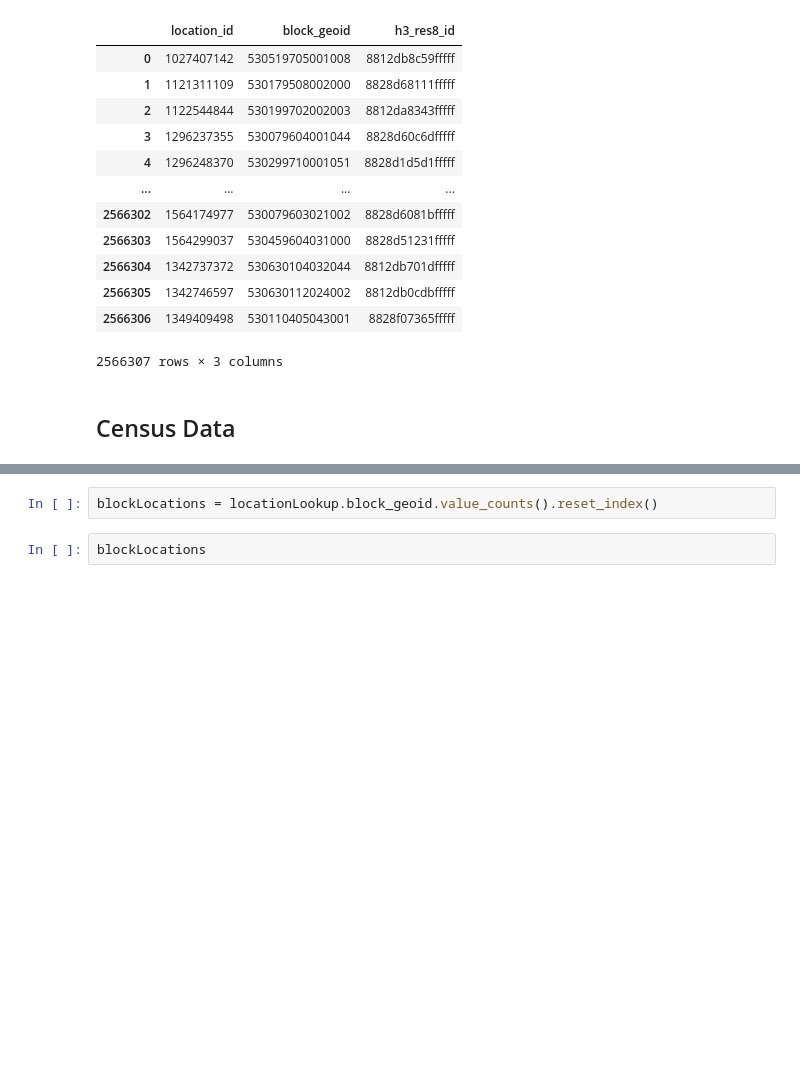
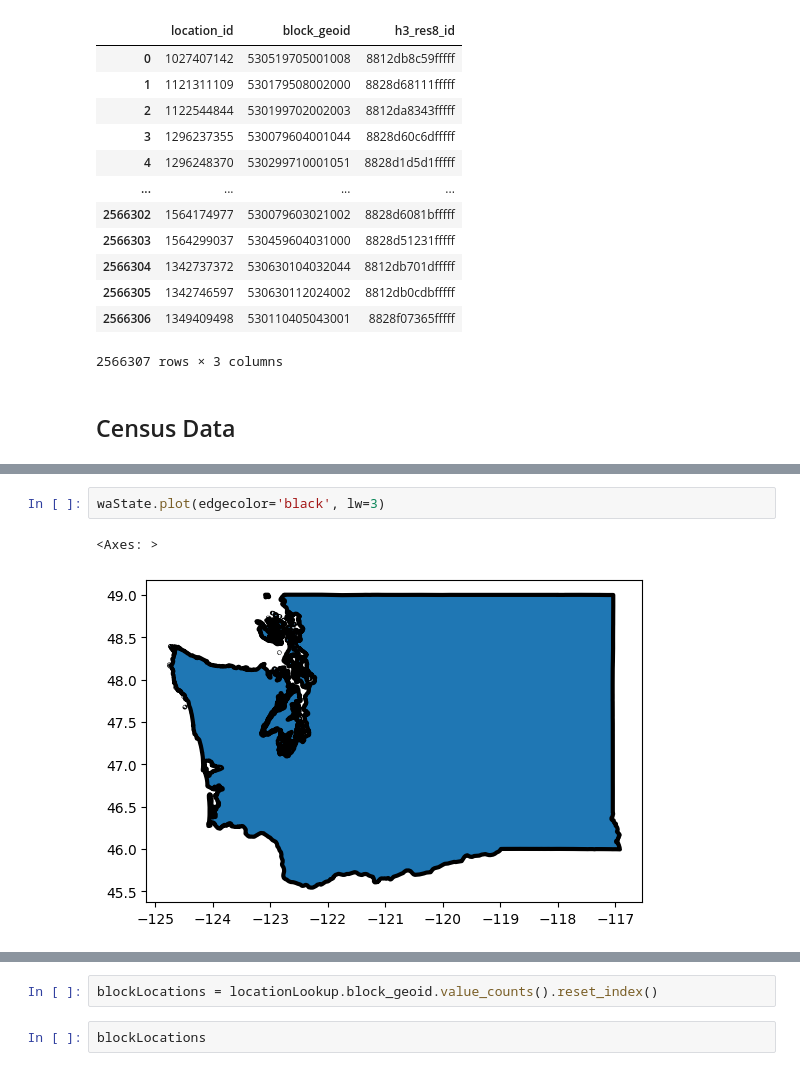
Before and after one commit to npappin-wsu/BroadbandDataQuickstart, a Jupyter notebook: Broadband_Data_Quickstart_Hour_1.ipynb, the cells around one changed output, grey strips where cells are left out. Drawn from its saved outputs; the diff is of its cells as text; blank space fills up the shorter version.

```diff
--- a/Broadband_Data_Quickstart_Hour_1.ipynb
+++ b/Broadband_Data_Quickstart_Hour_1.ipynb
@@ -175,0 +143,5 @@ washington
+# %%
+waState.plot(edgecolor='black', lw=3)
+# %% [output]
+<Axes: >
+[figure, added]
```
Also changed, not shown: parts of 23 cells of this notebook.
